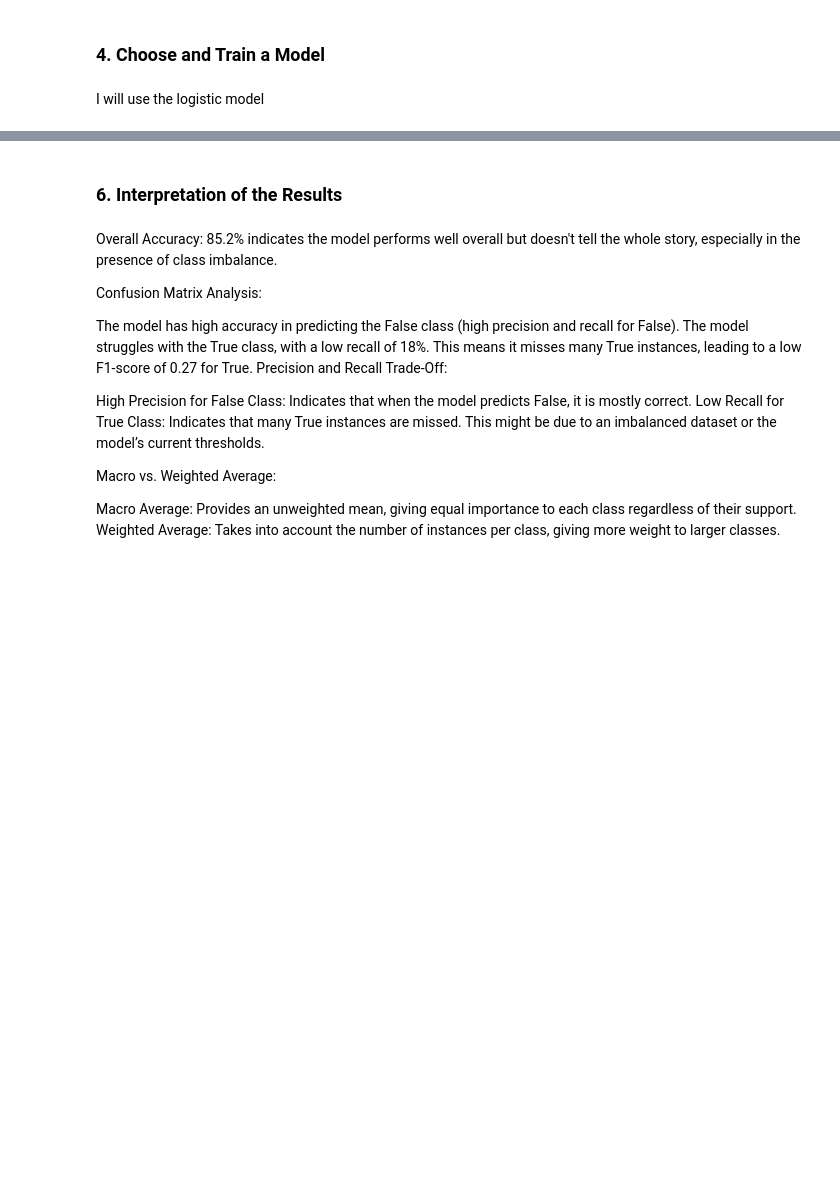
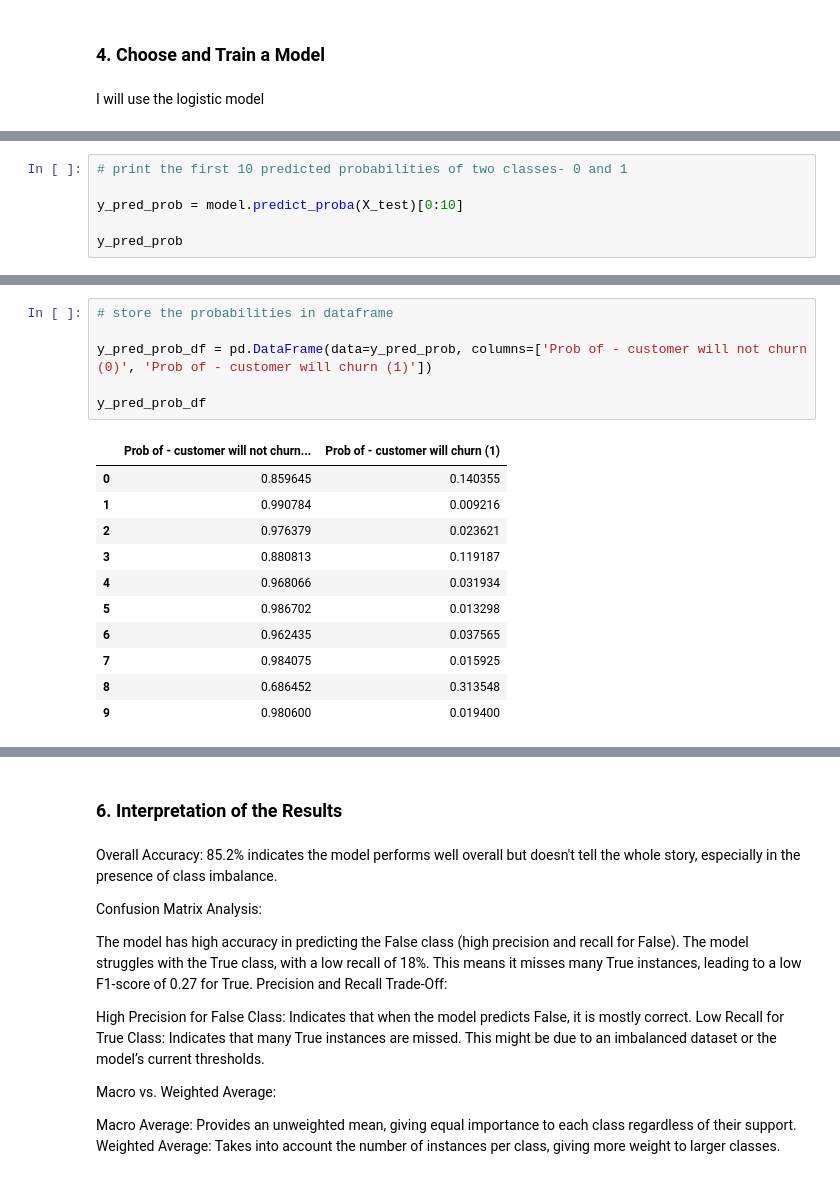
Before and after one commit to CYNTHIA-ATIENO/PHASE-3-PROJECT, a Jupyter notebook: index.ipynb, the cells around one changed output, grey strips where cells are left out. Saved outputs shown, nothing was run; the diff lists cells and outputs as text; blank space fills up the shorter version.

```diff
--- a/index.ipynb
+++ b/index.ipynb
@@ -326,0 +385,6 @@ weighted avg       0.82      0.85      0.82       667
+# %%
+# print the first 10 predicted probabilities of two classes- 0 and 1
+
+y_pred_prob = model.predict_proba(X_test)[0:10]
+
+y_pred_prob
@@ -326,0 +420,18 @@ weighted avg       0.82      0.85      0.82       667
+# %%
+# store the probabilities in dataframe
+
+y_pred_prob_df = pd.DataFrame(data=y_pred_prob, columns=['Prob of - customer will not churn (0)', 'Prob of - customer will churn (1)'])
+
+y_pred_prob_df
+# %% [output]
+|  | Prob of - customer will not churn... | Prob of - customer will churn (1) |
+| 0 | 0.859645 | 0.140355 |
+| 1 | 0.990784 | 0.009216 |
+| 2 | 0.976379 | 0.023621 |
+| 3 | 0.880813 | 0.119187 |
+| 4 | 0.968066 | 0.031934 |
+| 5 | 0.986702 | 0.013298 |
+| 6 | 0.962435 | 0.037565 |
+| 7 | 0.984075 | 0.015925 |
+| 8 | 0.686452 | 0.313548 |
+| 9 | 0.980600 | 0.019400 |
```
Also changed, not shown: parts of 32 cells of this notebook.
